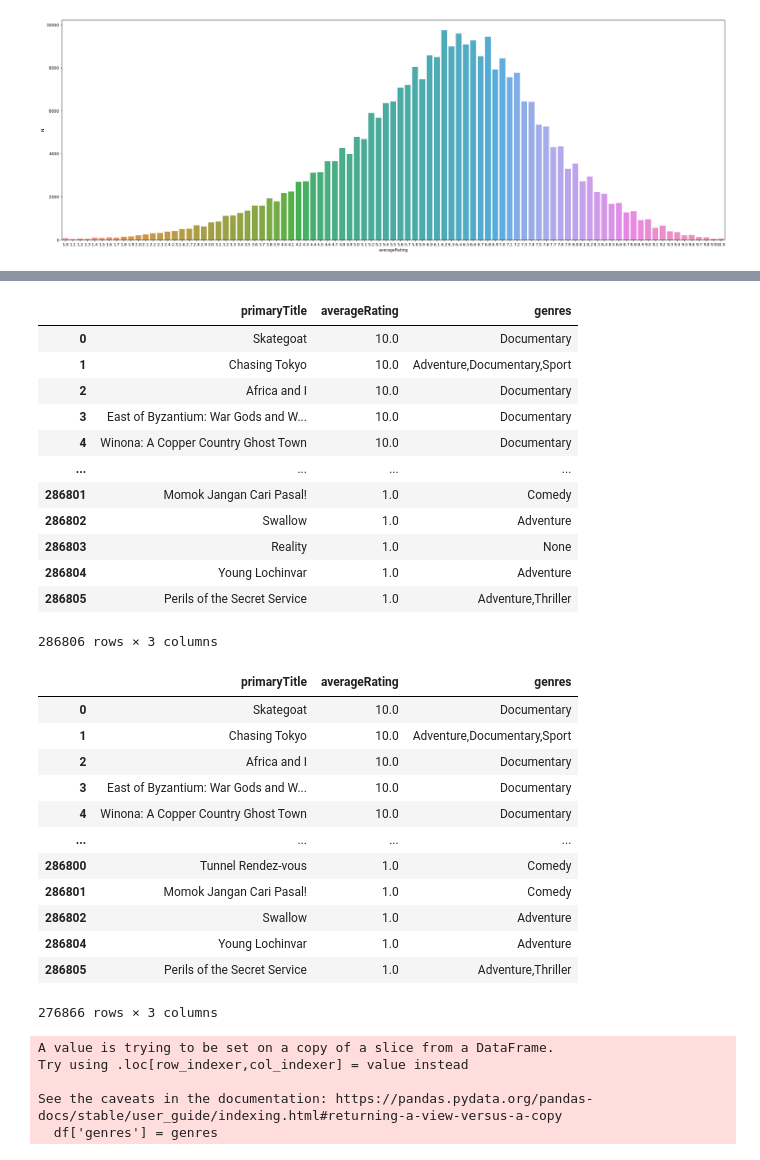
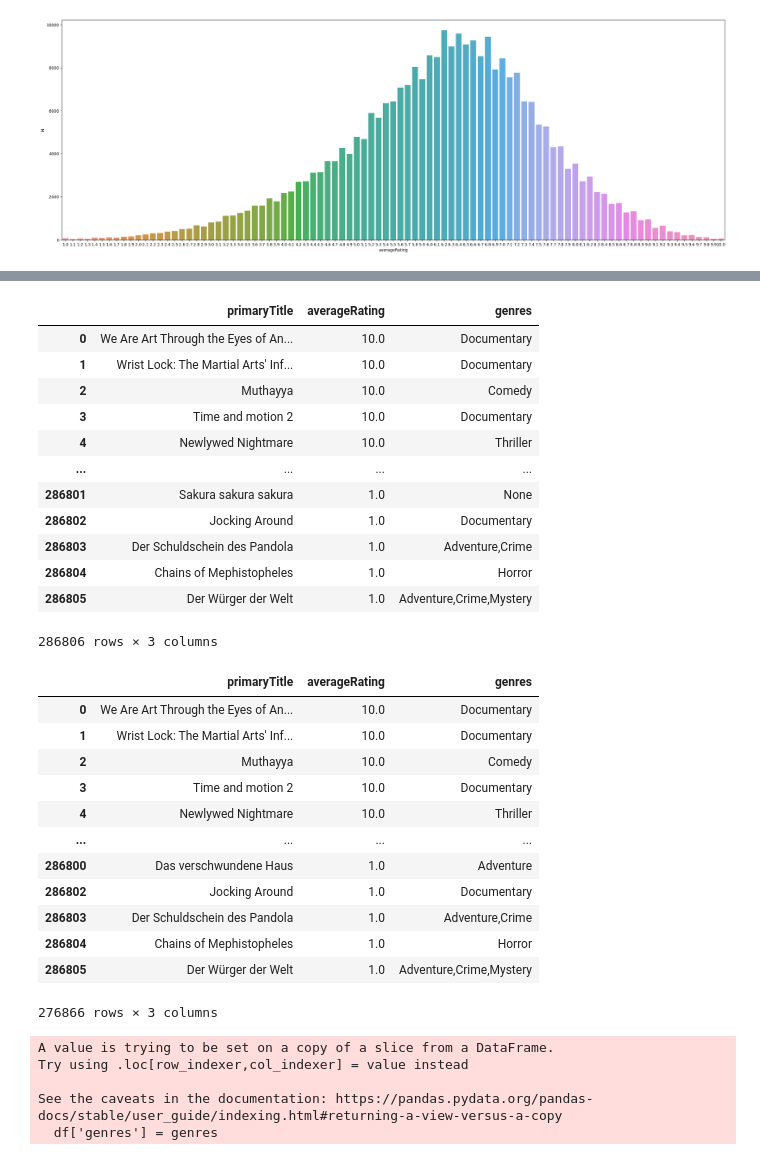
Before and after one commit to data-IA-2022/Netfloox_David_Sylvine_Evelyne, a Jupyter notebook: exploration.ipynb, the cells around one changed output, grey strips where cells are left out. Cells and saved outputs as stored; diff of their text form; code cells hidden in the pictures.

```diff
--- a/exploration.ipynb
+++ b/exploration.ipynb
@@ -80,43 +79,43 @@ for name in df['primaryTitle']:
 # %%
 # les dix films les mieux notés par genre
 df=pd.read_sql("""
                Select "primaryTitle", "averageRating", "genres" from title_ratings tr
                left join title_basics tb
                on (tr.tconst = tb.tconst)
                where tb."titleType" = 'movie'
-               ORDER BY "averageRating" desc;
+               ORDER BY tr."averageRating" desc;
                """, engine)
 df
 # %% [output]
 |  | primaryTitle | averageRating | genres |
-| 0 | Skategoat | 10.0 | Documentary |
-| 1 | Chasing Tokyo | 10.0 | Adventure,Documentary,Sport |
-| 2 | Africa and I | 10.0 | Documentary |
-| 3 | East of Byzantium: War Gods and W... | 10.0 | Documentary |
-| 4 | Winona: A Copper Country Ghost Town | 10.0 | Documentary |
+| 0 | We Are Art Through the Eyes of An... | 10.0 | Documentary |
+| 1 | Wrist Lock: The Martial Arts' Inf... | 10.0 | Documentary |
+| 2 | Muthayya | 10.0 | Comedy |
+| 3 | Time and motion 2 | 10.0 | Documentary |
+| 4 | Newlywed Nightmare | 10.0 | Thriller |
 | ... | ... | ... | ... |
-| 286801 | Momok Jangan Cari Pasal! | 1.0 | Comedy |
-| 286802 | Swallow | 1.0 | Adventure |
-| 286803 | Reality | 1.0 | None |
-| 286804 | Young Lochinvar | 1.0 | Adventure |
-| 286805 | Perils of the Secret Service | 1.0 | Adventure,Thriller |
+| 286801 | Sakura sakura sakura | 1.0 | None |
+| 286802 | Jocking Around | 1.0 | Documentary |
+| 286803 | Der Schuldschein des Pandola | 1.0 | Adventure,Crime |
+| 286804 | Chains of Mephistopheles | 1.0 | Horror |
+| 286805 | Der Würger der Welt | 1.0 | Adventure,Crime,Mystery |
 286806 rows × 3 columns
 # %%
 df = df.dropna()
 df
 # %% [output]
 |  | primaryTitle | averageRating | genres |
-| 0 | Skategoat | 10.0 | Documentary |
-| 1 | Chasing Tokyo | 10.0 | Adventure,Documentary,Sport |
-| 2 | Africa and I | 10.0 | Documentary |
-| 3 | East of Byzantium: War Gods and W... | 10.0 | Documentary |
-| 4 | Winona: A Copper Country Ghost Town | 10.0 | Documentary |
+| 0 | We Are Art Through the Eyes of An... | 10.0 | Documentary |
+| 1 | Wrist Lock: The Martial Arts' Inf... | 10.0 | Documentary |
+| 2 | Muthayya | 10.0 | Comedy |
+| 3 | Time and motion 2 | 10.0 | Documentary |
+| 4 | Newlywed Nightmare | 10.0 | Thriller |
 | ... | ... | ... | ... |
-| 286800 | Tunnel Rendez-vous | 1.0 | Comedy |
-| 286801 | Momok Jangan Cari Pasal! | 1.0 | Comedy |
-| 286802 | Swallow | 1.0 | Adventure |
-| 286804 | Young Lochinvar | 1.0 | Adventure |
-| 286805 | Perils of the Secret Service | 1.0 | Adventure,Thriller |
+| 286800 | Das verschwundene Haus | 1.0 | Adventure |
+| 286802 | Jocking Around | 1.0 | Documentary |
+| 286803 | Der Schuldschein des Pandola | 1.0 | Adventure,Crime |
+| 286804 | Chains of Mephistopheles | 1.0 | Horror |
+| 286805 | Der Würger der Welt | 1.0 | Adventure,Crime,Mystery |
 276866 rows × 3 columns
 # %%
 genres = [item[0] for item in df['genres'].str.split(',')]
```
Also changed, not shown: parts of 7 cells of this notebook, 1 other file.
